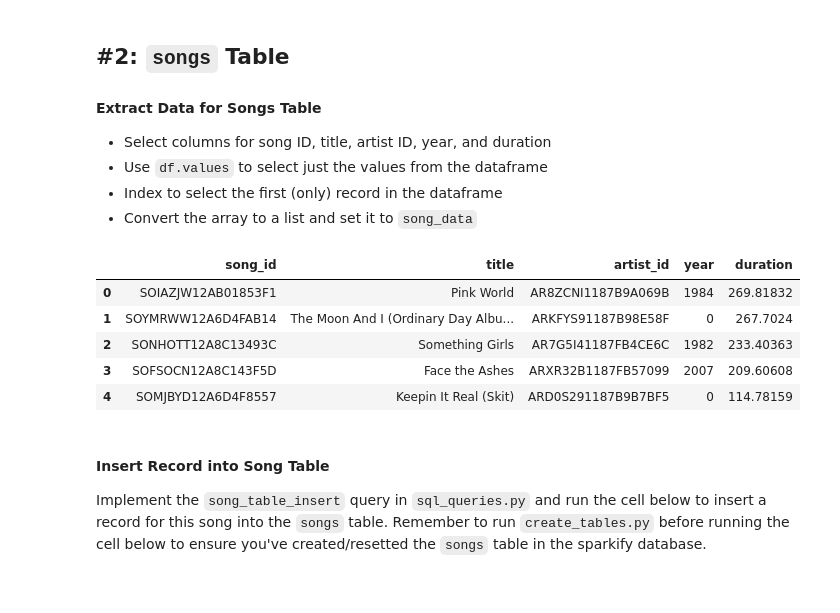
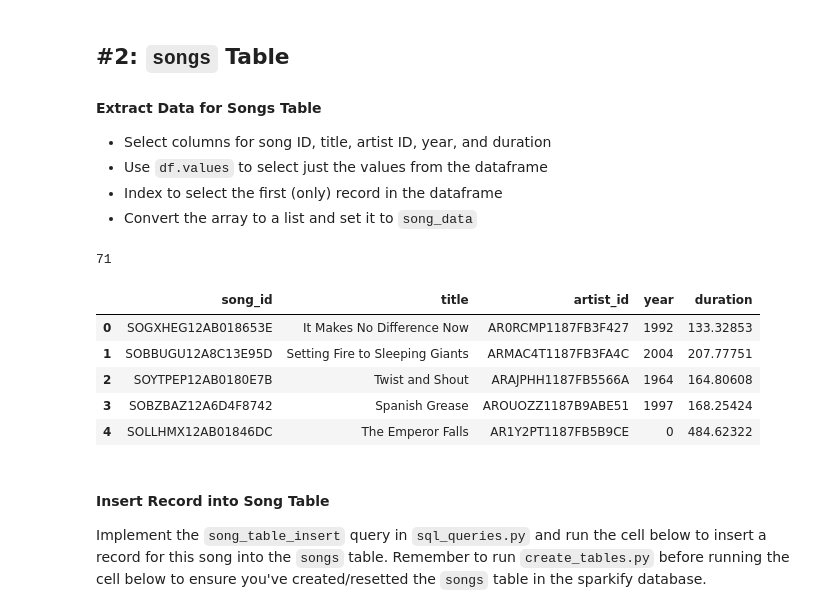
Before and after one commit to wesleyjr01/udacity_project_data_modeling_postgres, a Jupyter notebook: etl.ipynb, the cells around one changed output. Saved outputs shown, nothing was run; the diff lists cells and outputs as text; code cells hidden in the pictures.

```diff
--- a/etl.ipynb
+++ b/etl.ipynb
@@ -26,15 +26,6 @@ register_adapter(numpy.int64, addapt_numpy_int64)
 # %%
 conn = psycopg2.connect("host=127.0.0.1 dbname=sparkifydb user=student password=student")
 cur = conn.cursor()
-# %%
-def get_files(filepath):
-    all_files = []
-    for root, dirs, files in os.walk(filepath):
-        files = glob.glob(os.path.join(root,'*.json'))
-        for f in files :
-            all_files.append(os.path.abspath(f))
-
-    return all_files
 # %% [markdown]
 # Process `song_data`
 In this first part, you'll perform ETL on the first dataset, `song_data`, to create the `songs` and `artists` dimensional tables.
@@ -66,13 +37,3 @@ song_files[:10]
-# %%
-def build_df_from_multiple_filepaths(filepaths):
-    """Read multiple filepaths and turn them into a pd.DataFrame.
-    Also, replace empty strings and np.nan to None"""
-
-    dfs = [pd.read_json(file, lines=True) for file in filepaths]
-    dfs = pd.concat(dfs, ignore_index=True)
-
-#     To keep data types consistent, first we will replace all np.nan and empty strings with None
-    dfs.replace(to_replace="", value=np.nan, inplace=True)
-    dfs = dfs.where(cond=pd.notnull(dfs), other=None)
-
-    return dfs
+# %%
+song_files = (get_files(filepath='data/song_data'))
+song_files[:10]
@@ -141,23 +116,26 @@ Run `test.ipynb` to see if you've successfully added a record to this table.
 - Use `df.values` to select just the values from the dataframe
 - Index to select the first (only) record in the dataframe
 - Convert the array to a list and set it to `song_data`
+# %%
+df_songs["song_id"].nunique()
+# %% [output]
+71
 # %%
 df_songs_table = df_songs[["song_id",
                            "title",
                            "artist_id",
                            "year",
                            "duration"]]\
                 .dropna(axis=0, subset=["song_id"])
 
-df_songs.drop_duplicates(subset="song_id", inplace=True)
 df_songs_table.head()
 # %% [output]
 |  | song_id | title | artist_id | year | duration |
-| 0 | SOIAZJW12AB01853F1 | Pink World | AR8ZCNI1187B9A069B | 1984 | 269.81832 |
-| 1 | SOYMRWW12A6D4FAB14 | The Moon And I (Ordinary Day Albu... | ARKFYS91187B98E58F | 0 | 267.7024 |
-| 2 | SONHOTT12A8C13493C | Something Girls | AR7G5I41187FB4CE6C | 1982 | 233.40363 |
-| 3 | SOFSOCN12A8C143F5D | Face the Ashes | ARXR32B1187FB57099 | 2007 | 209.60608 |
-| 4 | SOMJBYD12A6D4F8557 | Keepin It Real (Skit) | ARD0S291187B9B7BF5 | 0 | 114.78159 |
+| 0 | SOGXHEG12AB018653E | It Makes No Difference Now | AR0RCMP1187FB3F427 | 1992 | 133.32853 |
+| 1 | SOBBUGU12A8C13E95D | Setting Fire to Sleeping Giants | ARMAC4T1187FB3FA4C | 2004 | 207.77751 |
+| 2 | SOYTPEP12AB0180E7B | Twist and Shout | ARAJPHH1187FB5566A | 1964 | 164.80608 |
+| 3 | SOBZBAZ12A6D4F8742 | Spanish Grease | AROUOZZ1187B9ABE51 | 1997 | 168.25424 |
+| 4 | SOLLHMX12AB01846DC | The Emperor Falls | AR1Y2PT1187FB5B9CE | 0 | 484.62322 |
 # %% [markdown]
 #### Insert Record into Song Table
 Implement the `song_table_insert` query in `sql_queries.py` and run the cell below to insert a record for this song into the `songs` table. Remember to run `create_tables.py` before running the cell below to ensure you've created/resetted the `songs` table in the sparkify database.
```
Also changed, not shown: parts of 20 cells of this notebook, 1 other file.
